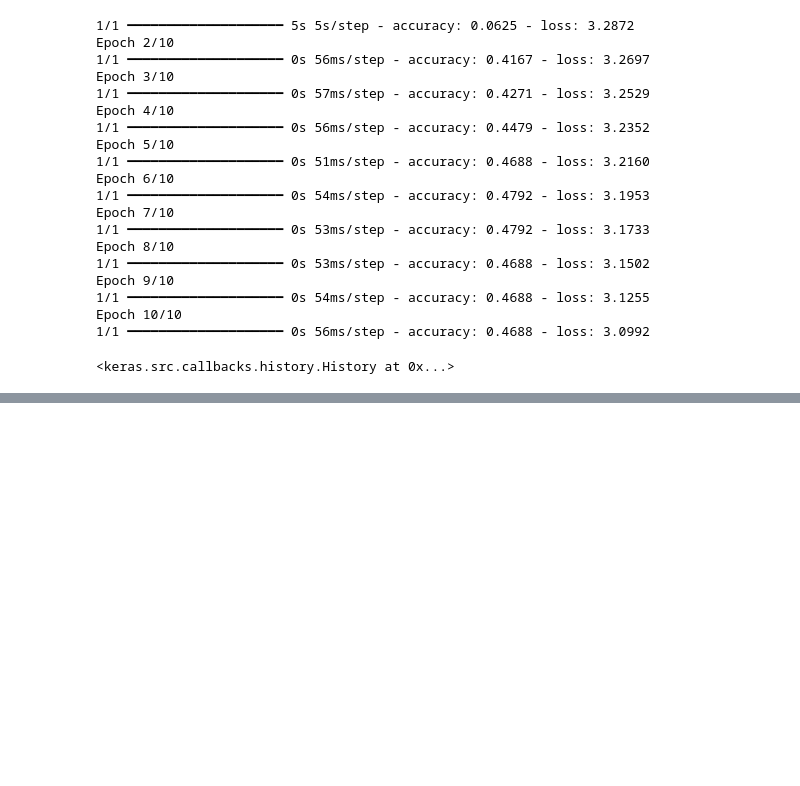
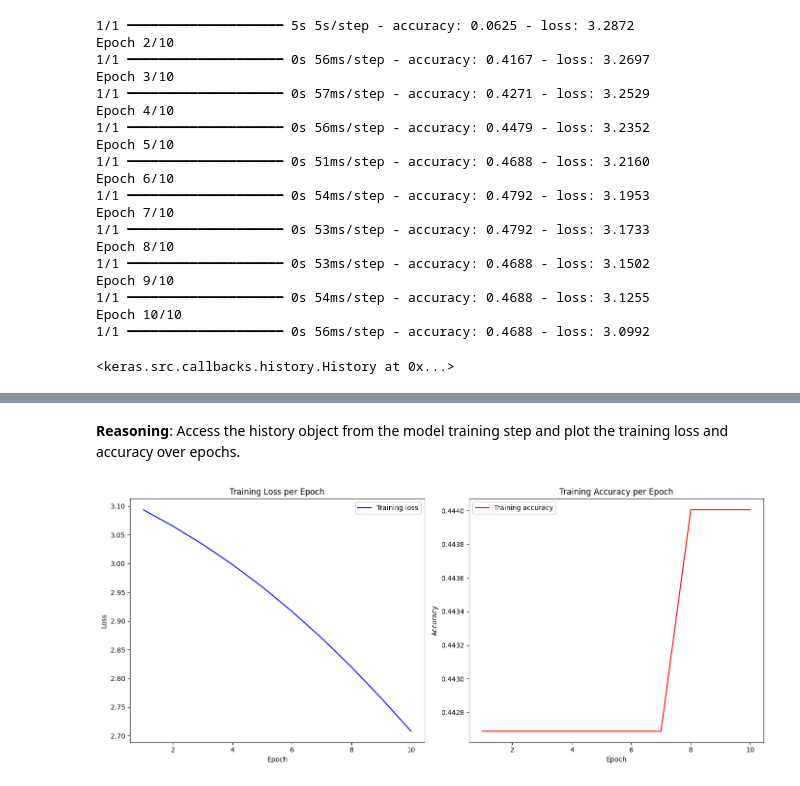
Before and after one commit to VishalSharma99/Neural-Cipher-Generator, a Jupyter notebook: Neural_Cipher_Generator.ipynb, the cells around one changed output, grey strips where cells are left out. Drawn from its saved outputs; the diff is of its cells as text; code cells hidden in the pictures; blank space fills up the shorter version.

```diff
--- a/Neural_Cipher_Generator.ipynb
+++ b/Neural_Cipher_Generator.ipynb
@@ -116,0 +158,35 @@ Epoch 10/10
+# %% [markdown]
+**Reasoning**:
+Access the history object from the model training step and plot the training loss and accuracy over epochs.
+# %%
+import matplotlib.pyplot as plt
+
+# Access the history object from the model training step
+history = model.fit(X_train, y_train, epochs=10, batch_size=32, verbose=0)
+
+# Extract loss and accuracy
+loss = history.history['loss']
+accuracy = history.history['accuracy']
+epochs = range(1, len(loss) + 1)
+
+# Create subplots
+fig, axes = plt.subplots(1, 2, figsize=(14, 6))
+
+# Plot training loss
+axes[0].plot(epochs, loss, 'b', label='Training loss')
+axes[0].set_title('Training Loss per Epoch')
+axes[0].set_xlabel('Epoch')
+axes[0].set_ylabel('Loss')
+axes[0].legend()
+
+# Plot training accuracy
+axes[1].plot(epochs, accuracy, 'r', label='Training accuracy')
+axes[1].set_title('Training Accuracy per Epoch')
+axes[1].set_xlabel('Epoch')
+axes[1].set_ylabel('Accuracy')
+axes[1].legend()
+
+plt.tight_layout()
+plt.show()
+# %% [output]
+[figure, added]
```
Also changed, not shown: parts of 44 cells of this notebook.
